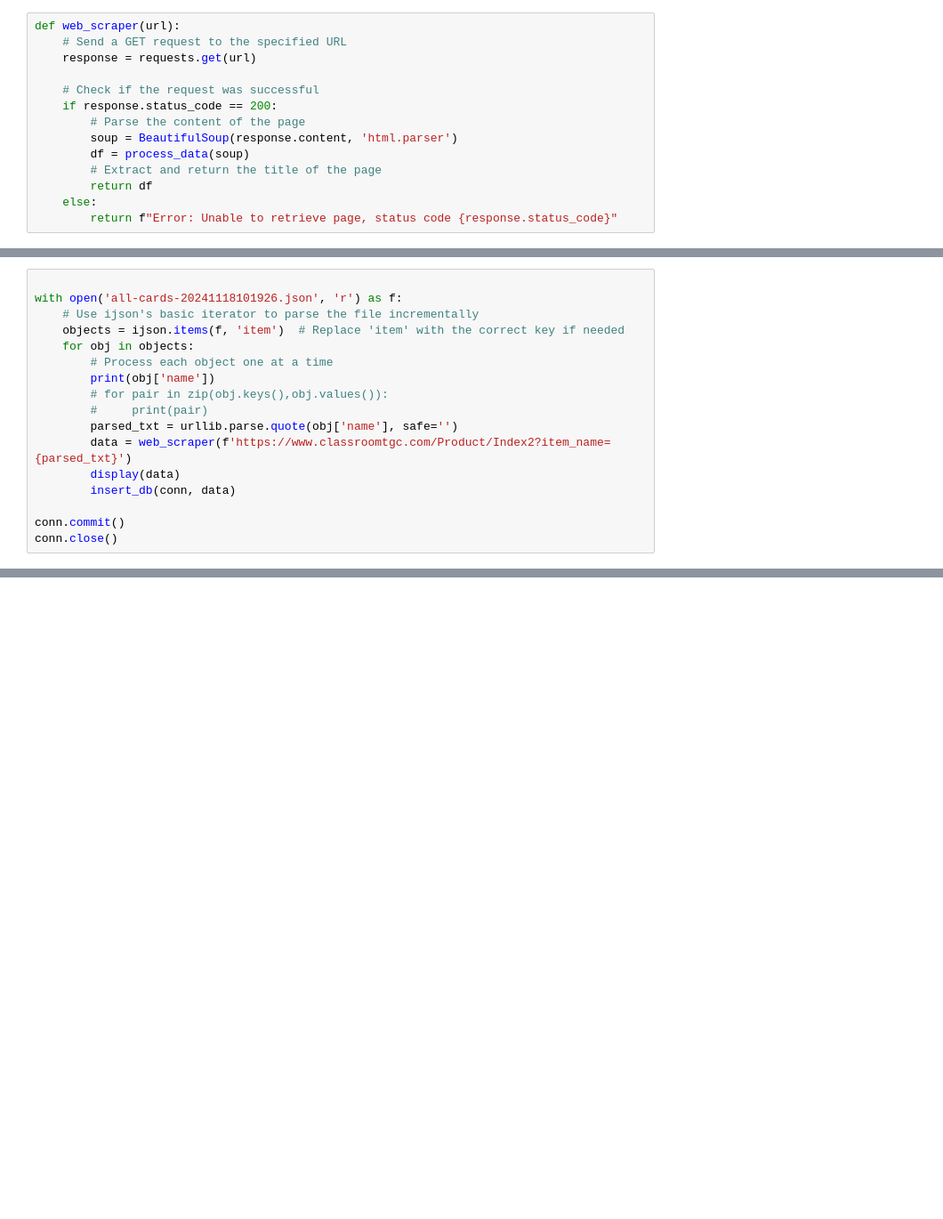
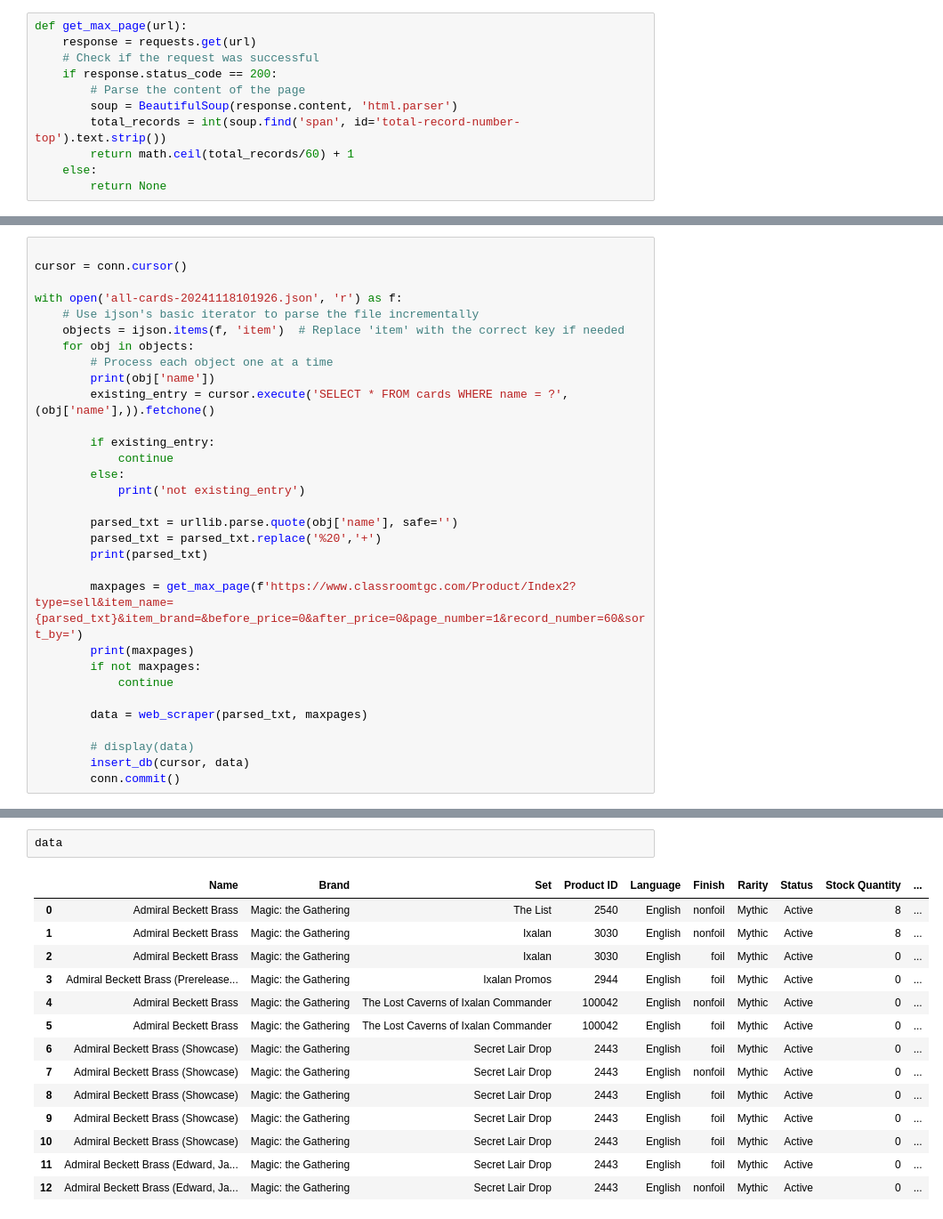
Before and after one commit to PriteshPatel3/mtg-data-scrapper, a Jupyter notebook: main.ipynb, the cells around one changed output, grey strips where cells are left out. Shown at 89% size. Drawn from its saved outputs; the diff is of its cells as text; blank space fills up the shorter version.

Commit message:
find maxpage and loop thru all. Check if item already exist on db

```diff
--- a/main.ipynb
+++ b/main.ipynb
@@ -82,16 +89,13 @@ def process_data(soup):
     df = pd.DataFrame(cards_data)
     return df.fillna(0)
 # %%
-def web_scraper(url):
-    # Send a GET request to the specified URL
+def get_max_page(url):
     response = requests.get(url)
-
     # Check if the request was successful
     if response.status_code == 200:
         # Parse the content of the page
         soup = BeautifulSoup(response.content, 'html.parser')
-        df = process_data(soup)
-        # Extract and return the title of the page
-        return df
+        total_records = int(soup.find('span', id='total-record-number-top').text.strip())
+        return math.ceil(total_records/60) + 1
     else:
-        return f"Error: Unable to retrieve page, status code {response.status_code}"
+        return None
@@ -112,4 +129,6 @@ def insert_db(conn, data):
 # %%
+
+cursor = conn.cursor()
 
 with open('all-cards-20241118101926.json', 'r') as f:
     # Use ijson's basic iterator to parse the file incrementally
@@ -117,14 +136,26 @@ with open('all-cards-20241118101926.json', 'r') as f:
     for obj in objects:
         # Process each object one at a time
         print(obj['name'])
-        # for pair in zip(obj.keys(),obj.values()):
-        #     print(pair)
+        existing_entry = cursor.execute('SELECT * FROM cards WHERE name = ?', (obj['name'],)).fetchone()
+
+        if existing_entry:
+            continue
+        else:
+            print('not existing_entry')
+
         parsed_txt = urllib.parse.quote(obj['name'], safe='')
-        data = web_scraper(f'https://www.classroomtgc.com/Product/Index2?item_name={parsed_txt}')
-        display(data)
-        insert_db(conn, data)
+        parsed_txt = parsed_txt.replace('%20','+')
+        print(parsed_txt)
 
-conn.commit()
-conn.close()
+        maxpages = get_max_page(f'https://www.classroomtgc.com/Product/Index2?type=sell&item_name={parsed_txt}&item_brand=&before_price=0&after_price=0&page_number=1&record_number=60&sort_by=')
+        print(maxpages)
+        if not maxpages:
+            continue
+
+        data = web_scraper(parsed_txt, maxpages)
+
+        # display(data)
+        insert_db(cursor, data)
+        conn.commit()
 # %% [output]
 Forest
@@ -207,0 +210,17 @@ conn.close()
+# %%
+data
+# %% [output]
+|  | Name | Brand | Set | Product ID | Language | Finish | Rarity | Status | Stock Quantity | ... |
+| 0 | Admiral Beckett Brass | Magic: the Gathering | The List | 2540 | English | nonfoil | Mythic | Active | 8 | ... |
+| 1 | Admiral Beckett Brass | Magic: the Gathering | Ixalan | 3030 | English | nonfoil | Mythic | Active | 8 | ... |
+| 2 | Admiral Beckett Brass | Magic: the Gathering | Ixalan | 3030 | English | foil | Mythic | Active | 0 | ... |
+| 3 | Admiral Beckett Brass (Prerelease... | Magic: the Gathering | Ixalan Promos | 2944 | English | foil | Mythic | Active | 0 | ... |
+| 4 | Admiral Beckett Brass | Magic: the Gathering | The Lost Caverns of Ixalan Commander | 100042 | English | nonfoil | Mythic | Active | 0 | ... |
+| 5 | Admiral Beckett Brass | Magic: the Gathering | The Lost Caverns of Ixalan Commander | 100042 | English | foil | Mythic | Active | 0 | ... |
+| 6 | Admiral Beckett Brass (Showcase) | Magic: the Gathering | Secret Lair Drop | 2443 | English | foil | Mythic | Active | 0 | ... |
+| 7 | Admiral Beckett Brass (Showcase) | Magic: the Gathering | Secret Lair Drop | 2443 | English | nonfoil | Mythic | Active | 0 | ... |
+| 8 | Admiral Beckett Brass (Showcase) | Magic: the Gathering | Secret Lair Drop | 2443 | English | foil | Mythic | Active | 0 | ... |
+| 9 | Admiral Beckett Brass (Showcase) | Magic: the Gathering | Secret Lair Drop | 2443 | English | foil | Mythic | Active | 0 | ... |
+| 10 | Admiral Beckett Brass (Showcase) | Magic: the Gathering | Secret Lair Drop | 2443 | English | foil | Mythic | Active | 0 | ... |
+| 11 | Admiral Beckett Brass (Edward, Ja... | Magic: the Gathering | Secret Lair Drop | 2443 | English | foil | Mythic | Active | 0 | ... |
+| 12 | Admiral Beckett Brass (Edward, Ja... | Magic: the Gathering | Secret Lair Drop | 2443 | English | nonfoil | Mythic | Active | 0 | ... |
```
Also changed, not shown: parts of 7 cells of this notebook.
